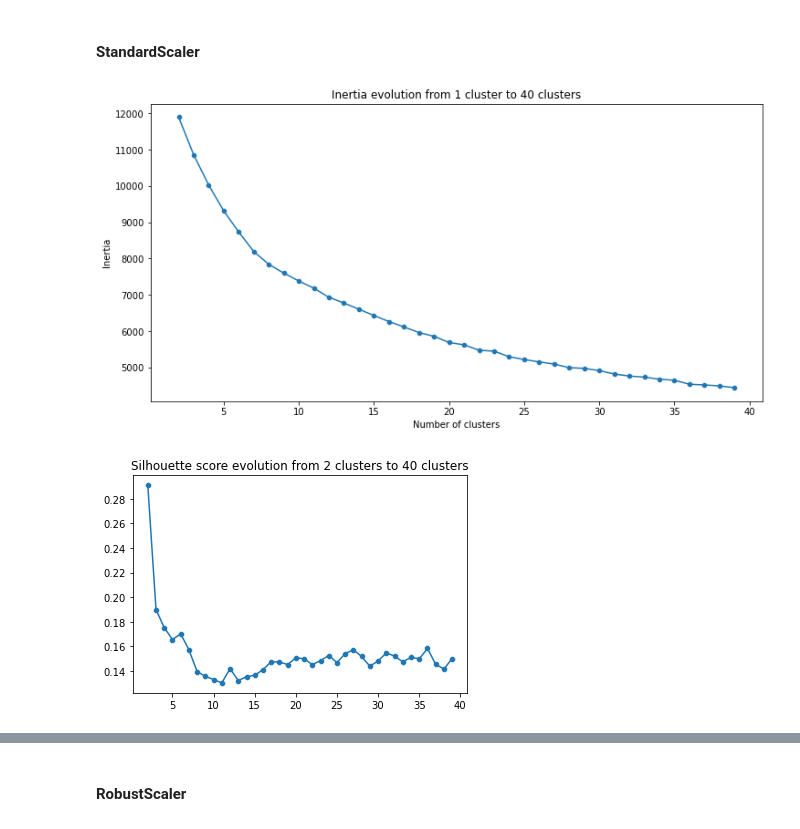
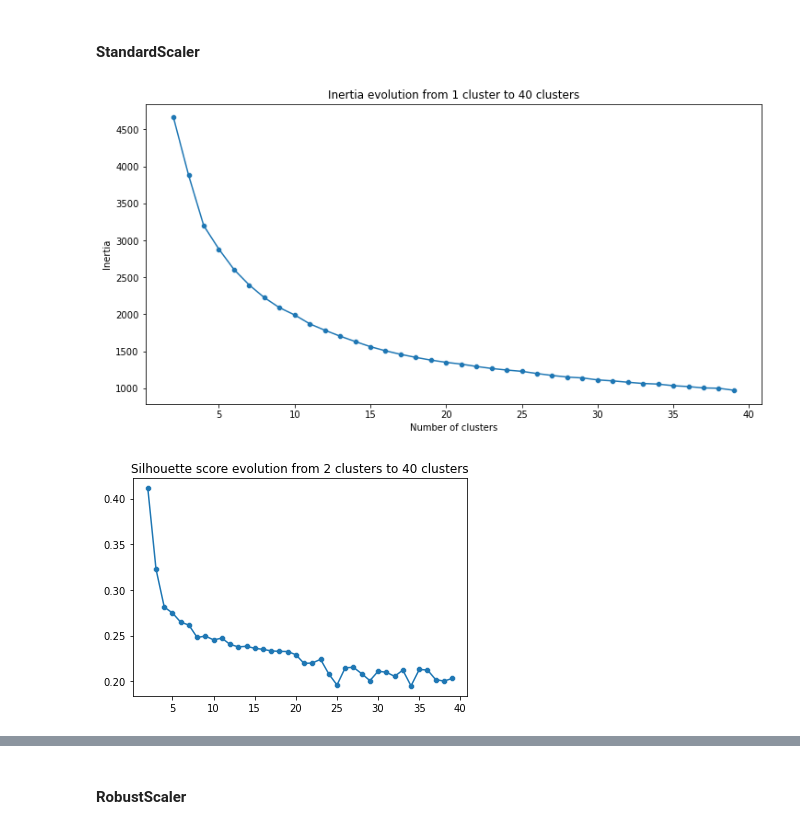
Before and after one commit to Donal-Flanagan/WBS_coding_school_data_science_bootcamp, a Jupyter notebook: wk-8_unsupervised_learning/3_KMeans.ipynb, the cells around one changed output, grey strips where cells are left out. Drawn from its saved outputs; the diff is of its cells as text; code cells hidden in the pictures.

```diff
--- a/wk-8_unsupervised_learning/3_KMeans.ipynb
+++ b/wk-8_unsupervised_learning/3_KMeans.ipynb
@@ -10,7 +14,6 @@ pd.set_option('display.max_rows', 100)
 # 1. read the csv data into a Pandas DataFrame
 df_audio_features = pd.read_csv("../data/spotify/audio_features_1000.csv",
                                 index_col=["artist", "name"])
-df_audio_features.drop('duration_ms', inplace=True, axis=1)
 df_audio_features.describe()
 # %% [output]
 |  | danceability | energy | key | loudness | mode | speechiness | acousticness | instrumentalness | ... |
@@ -299,20 +362,20 @@ silhouette_score:  0.4561367856020966
 # %%
 '''
 columns:
 danceability, energy, key, loudness, mode, speechiness, acousticness,
 instrumentalness, liveness, valence, tempo, time_signature
 '''
 audio_features = df_audio_features.copy()
-#scaled_audio_features.drop(['speechiness', 'key', 'mode', 'time_signature'], inplace=True, axis=1)
+audio_features.drop(['duration_ms', 'speechiness', 'key', 'loudness', 'time_signature', 'liveness', 'mode'], inplace=True, axis=1)
 
 transformer = StandardScaler()
 scaled_audio_features = transformer.fit_transform(audio_features)
 scaled_audio_features = pd.DataFrame(scaled_audio_features,
                                      index=audio_features.index,
                                      columns=audio_features.columns)
 
 look_for_number_of_clusters(scaled_audio_features)
 # %% [output]
-[figure, old version]
+[figure, new version]
-[figure, old version]
+[figure, new version]
 # %%
```
Also changed, not shown: parts of 23 cells of this notebook, 2 other files.
